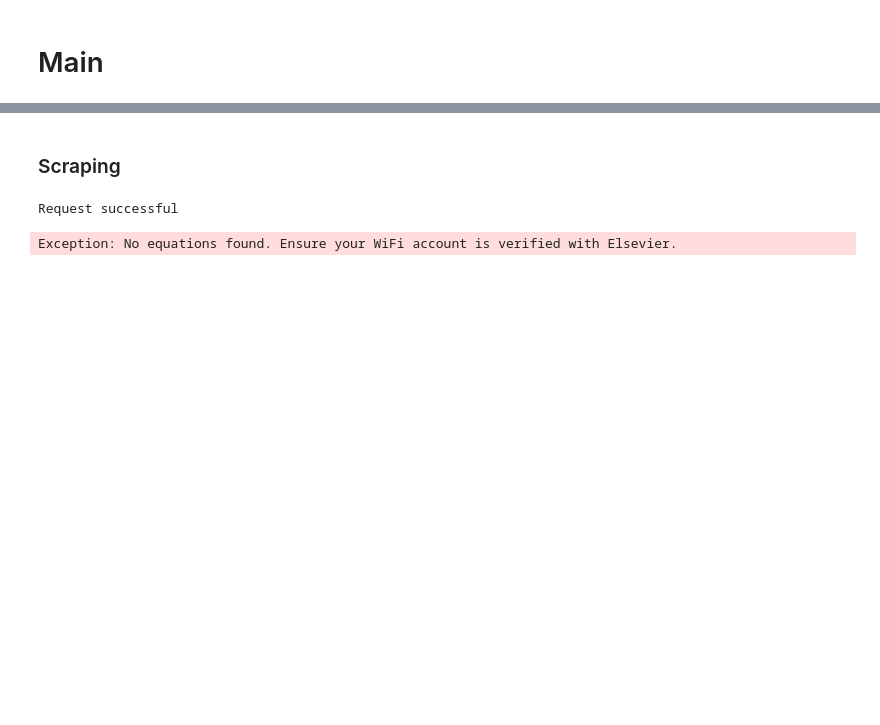
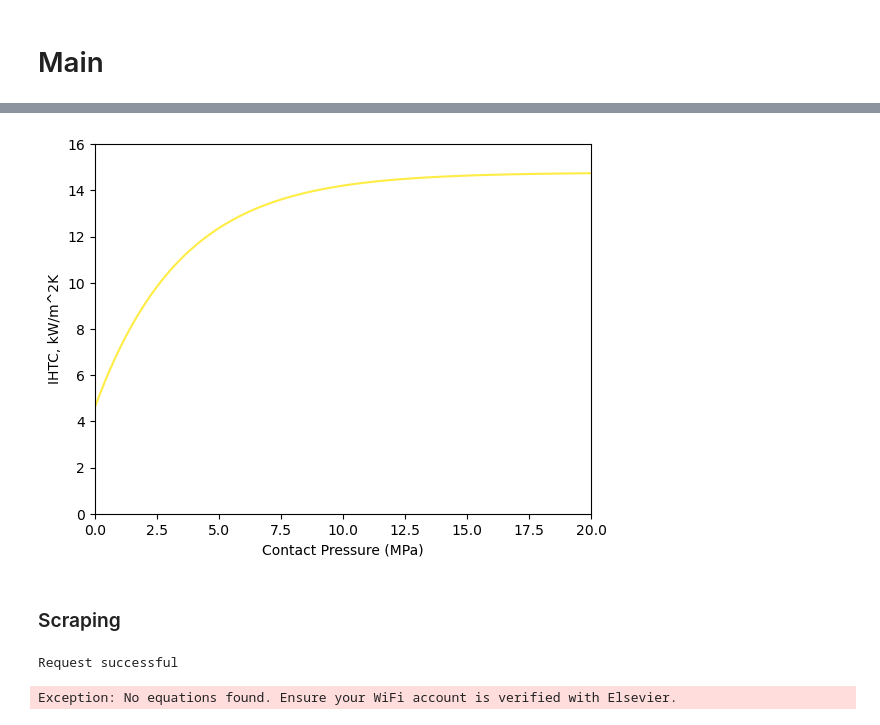
Before and after one commit to kyanjd/smart-scraper, a Jupyter notebook: src/paper_to_equation/test.ipynb, the cells around one changed output, grey strips where cells are left out. Drawn from its saved outputs; the diff is of its cells as text; code cells hidden in the pictures; blank space fills up the shorter version.

```diff
--- a/src/paper_to_equation/test.ipynb
+++ b/src/paper_to_equation/test.ipynb
@@ -73,3 +75,12 @@ API key loaded successfully!
+# %%
+plt.plot(P_list, solutions, color="#ffec44")
+plt.ylim(0, 16)
+plt.xlim(0, 20)
+plt.xlabel("Contact Pressure (MPa)")
+plt.ylabel("IHTC, kW/m^2K")
+plt.savefig("Figures/IHTC.svg")
+# %% [output]
+[figure, added]
 # %% [markdown]
 ### Scraping
 # %%
```
Also changed, not shown: parts of 2 cells of this notebook, 3 other files.
